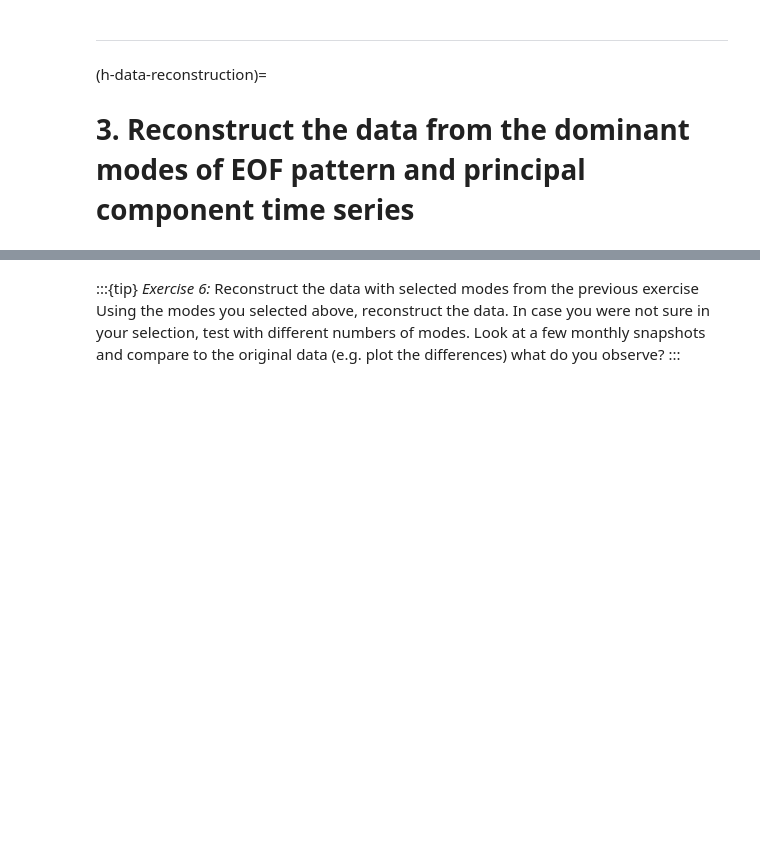
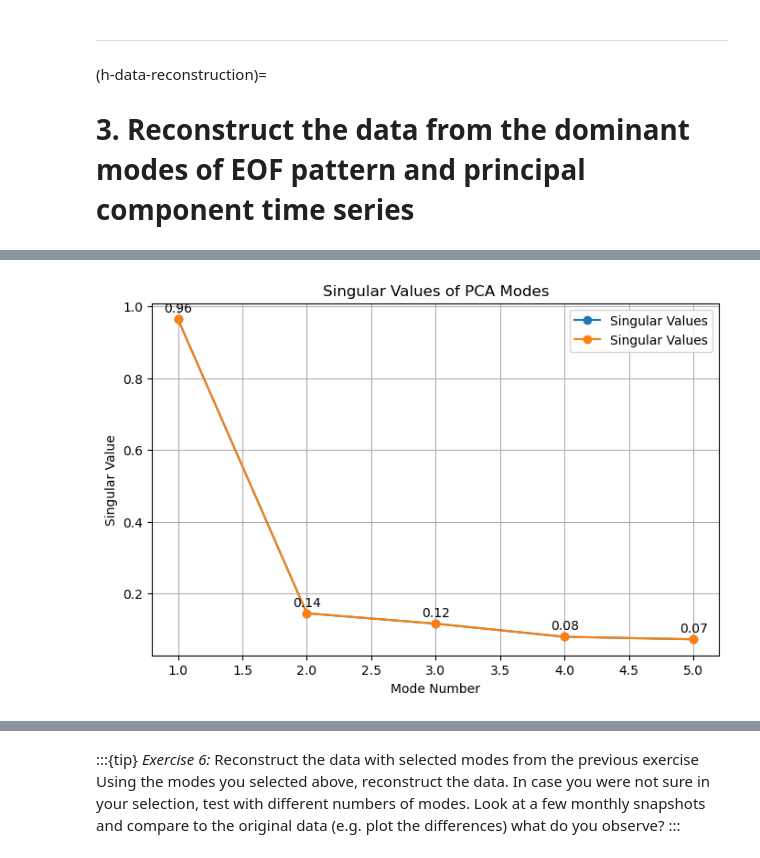
Before and after one commit to faehdy/Space_Data_Kernel, a Jupyter notebook: Grace/Homeworks/Homework_week_2_assignment.ipynb, the cells around one changed output, grey strips where cells are left out. Cells and saved outputs as stored; diff of their text form; code cells hidden in the pictures; blank space fills up the shorter version.

Commit message:
task3 reconstructed data, dominant mode decision

```diff
--- a/Grace/Homeworks/Homework_week_2_assignment.ipynb
+++ b/Grace/Homeworks/Homework_week_2_assignment.ipynb
@@ -190,0 +199,20 @@ For data reconstruction, only the dominant modes are used, so that most of the v
+# %%
+# Assuming `explained_variance_ratio_` contains the variance explained by each mode
+singular_values = np.sqrt(explained_variance)  # Convert variance to singular values
+modes = range(1, len(singular_values) + 1)  # Mode numbers
+
+plt.figure(figsize=(8, 5))
+plt.plot(modes, singular_values, 'o-', label='Singular Values')
+
+# Add text labels next to each point
+for i, value in enumerate(singular_values):
+    plt.text(modes[i], singular_values[i] + 0.02, f"{value:.2f}", ha='center', fontsize=10)
+plt.plot(range(1, len(singular_values) + 1), singular_values, 'o-', label='Singular Values')
+plt.xlabel("Mode Number")
+plt.ylabel("Singular Value")
+plt.title("Singular Values of PCA Modes")
+plt.legend()
+plt.grid()
+plt.show()
+# %% [output]
+[figure, added]
```
Also changed, not shown: parts of 8 cells of this notebook.
